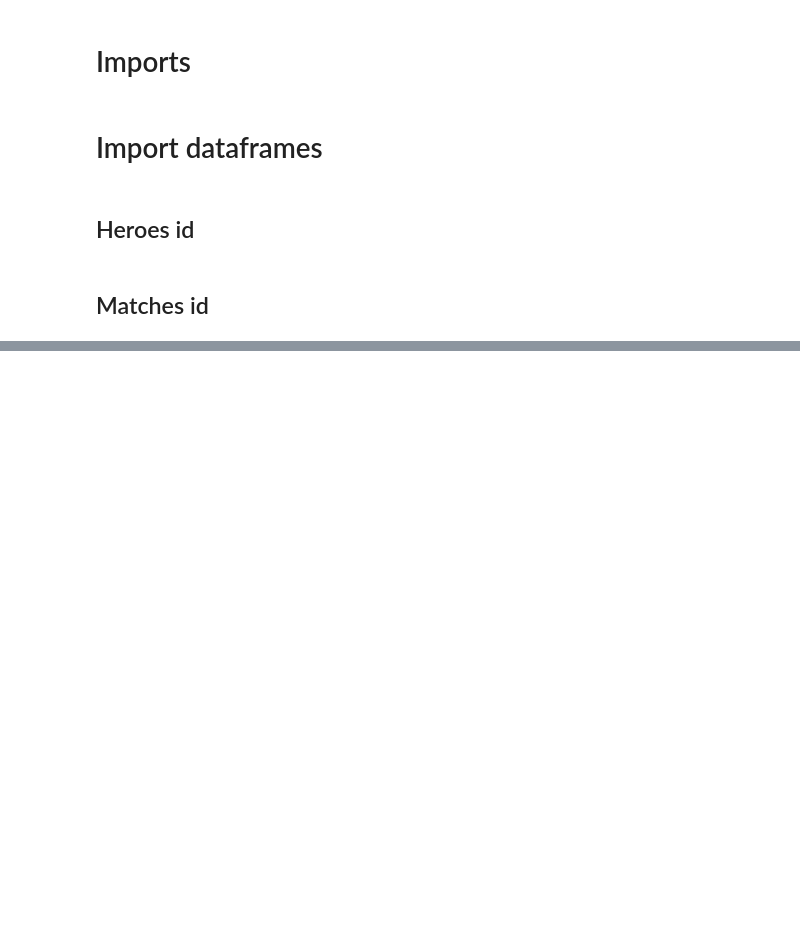
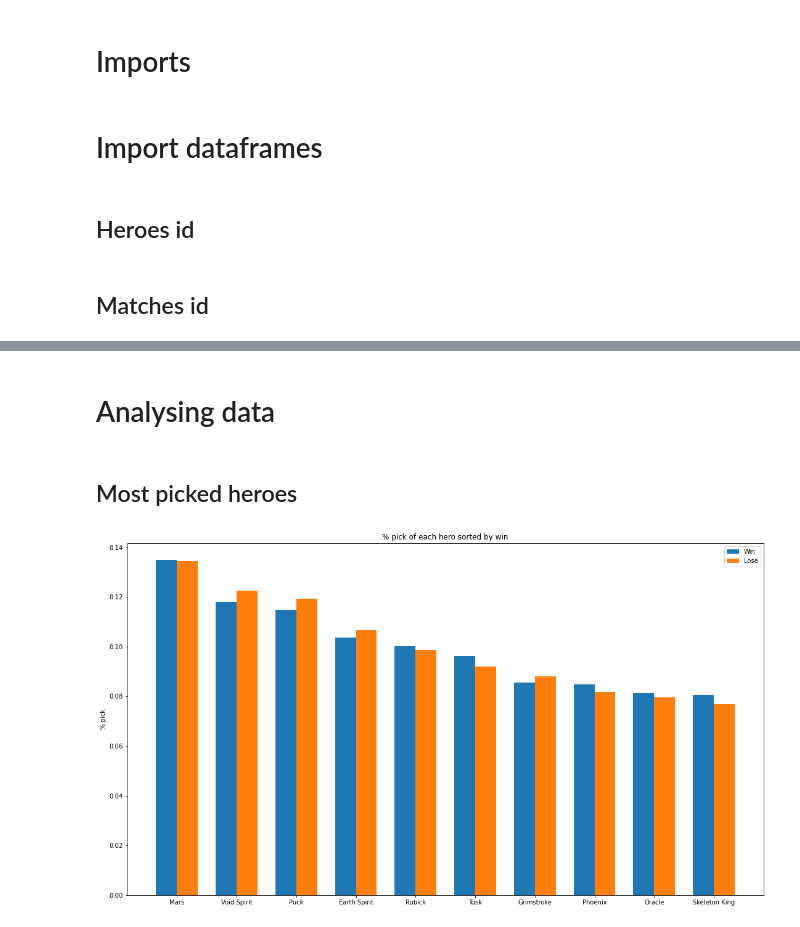
Before and after one commit to lucascbarbosa/Dota2-AI-Picker, a Jupyter notebook: main.ipynb, the cells around one changed output, grey strips where cells are left out. Saved outputs shown, nothing was run; the diff lists cells and outputs as text; code cells hidden in the pictures; blank space fills up the shorter version.

Commit message:
update opf analysis

```diff
--- a/main.ipynb
+++ b/main.ipynb
@@ -18,7 +21,11 @@ import matplotlib.pyplot as plt
 f = open('data/hero_id.json',)
 data = json.load(f)['heroes']
 heroes = pd.read_json(json.dumps(data))
-heroes.drop(['localized_name'],axis=1,inplace=True)
+heroes.drop(['name'],axis=1,inplace=True)
 heroes.set_index('id',inplace=True)
+hero_id_dict = dict(heroes['localized_name'].to_dict())
+items = hero_id_dict.items()
+names = sorted(items)
+hero_id_dict = dict(names)
 # %% [markdown]
 ## Matches id
@@ -37,0 +78,41 @@ data = resp.json() # Check the JSON Response Content documentation below
+# %% [markdown]
+# Analysing data
+# %% [markdown]
+## Most picked heroes
+# %%
+picks_win = matches[matches['win']==1].iloc[:,:10].values
+unique_win, counts_win = np.unique(picks_win, return_counts=True)
+picks_win_count = dict(zip(unique_win, counts_win))
+picks_win_count = dict(sorted(picks_win_count.items(), key=lambda item: item[1], reverse=True))
+
+top = 10
+
+heroes_win = list(picks_win_count.keys())[:top]
+count_win = np.array(list(picks_win_count.values())[:top])
+count_win = count_win/count_win.sum()
+
+picks_lose = matches[matches['win']==0].iloc[:,:10].values
+unique_lose, counts_lose = np.unique(picks_lose, return_counts=True)
+picks_lose_count = dict(zip(unique_lose, counts_lose))
+picks_lose_count = dict(sorted(picks_lose_count.items(), key=lambda item: item[1], reverse=True))
+heroes_lose = list(picks_lose_count.keys())[:top]
+count_lose = np.array(list(picks_lose_count.values())[:top])
+count_lose = count_lose/count_lose.sum()
+
+labels = [hero_id_dict[hero] for hero in heroes_win]
+
+x = np.arange(top)  # the label locations
+width = 0.35  # the width of the bars
+
+fig, ax = plt.subplots()
+fig.set_size_inches(18.5, 10.5)
+rects1 = ax.bar(x - width/2, count_win, width, label='Win')
+rects2 = ax.bar(x + width/2, count_lose, width, label='Lose')
+
+ax.set_ylabel('% pick')
+ax.set_title('% pick of each hero sorted by win')
+ax.set_xticks(x)
+ax.set_xticklabels(labels)
+ax.legend();
+# %% [output]
+[figure, added]
```
Also changed, not shown: parts of 6 cells of this notebook, 2 other files.
